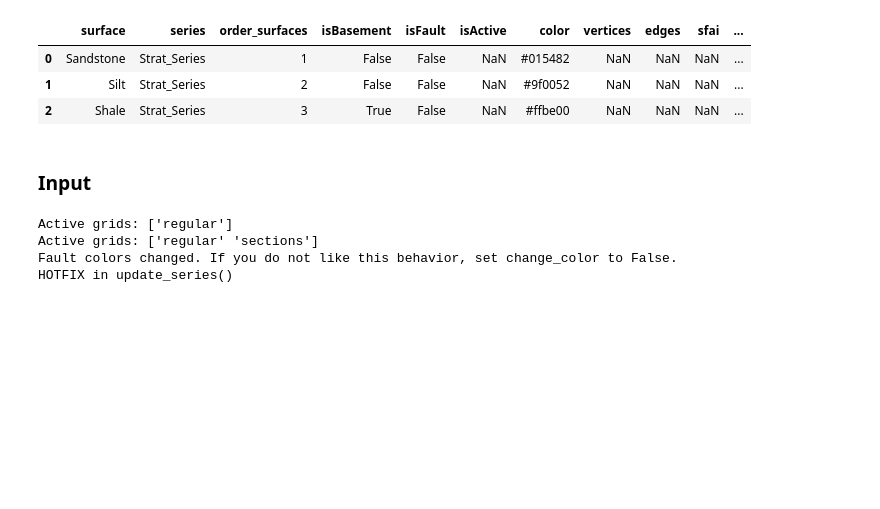
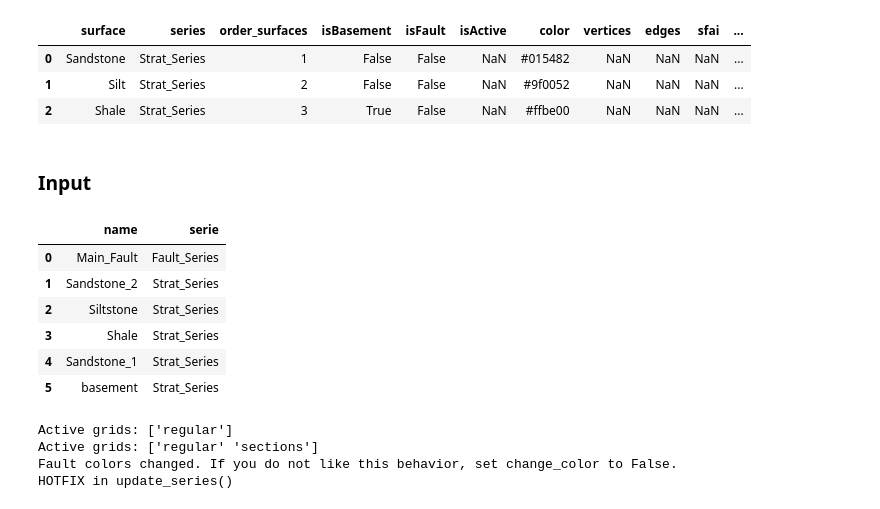
Before and after one commit to TrellixVulnTeam/gempy-notebooks_Q97W, a Jupyter notebook: server-gempy/geo-model-v2.ipynb, the cells around one changed output. Drawn from its saved outputs; the diff is of its cells as text; code cells hidden in the pictures; blank space fills up the shorter version.

```diff
--- a/server-gempy/geo-model-v2.ipynb
+++ b/server-gempy/geo-model-v2.ipynb
@@ -132,6 +131,16 @@ surface_points_original_df['param1'] = 10
 
 # Orientaions
 orientations_original_df = orientaions_input_data[['X', 'Y', 'Z', 'dip', 'azimuth', 'polarity', 'formation']]
+# %%
+surfaces_df
+# %% [output]
+|  | name | serie |
+| 0 | Main_Fault | Fault_Series |
+| 1 | Sandstone_2 | Strat_Series |
+| 2 | Siltstone | Strat_Series |
+| 3 | Shale | Strat_Series |
+| 4 | Sandstone_1 | Strat_Series |
+| 5 | basement | Strat_Series |
 # %%
 fun.set_congiguration(geo_model, geo_model_extent, section)
 fun.update_series(geo_model, series_df)
```
Also changed, not shown: parts of 1 cell of this notebook, 2 other files.
